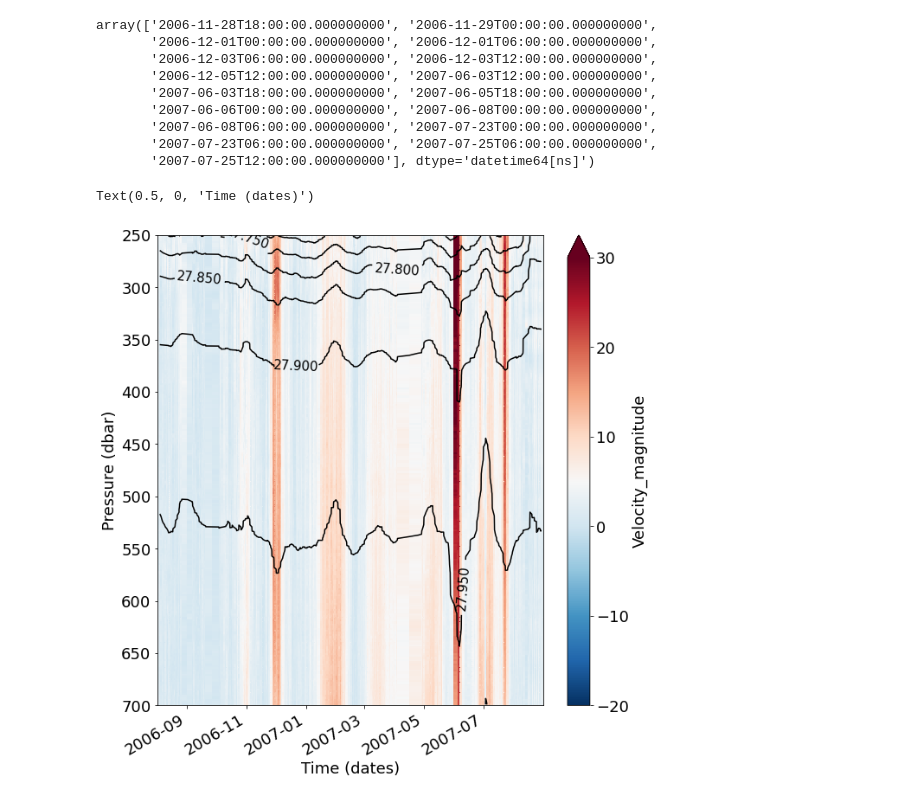
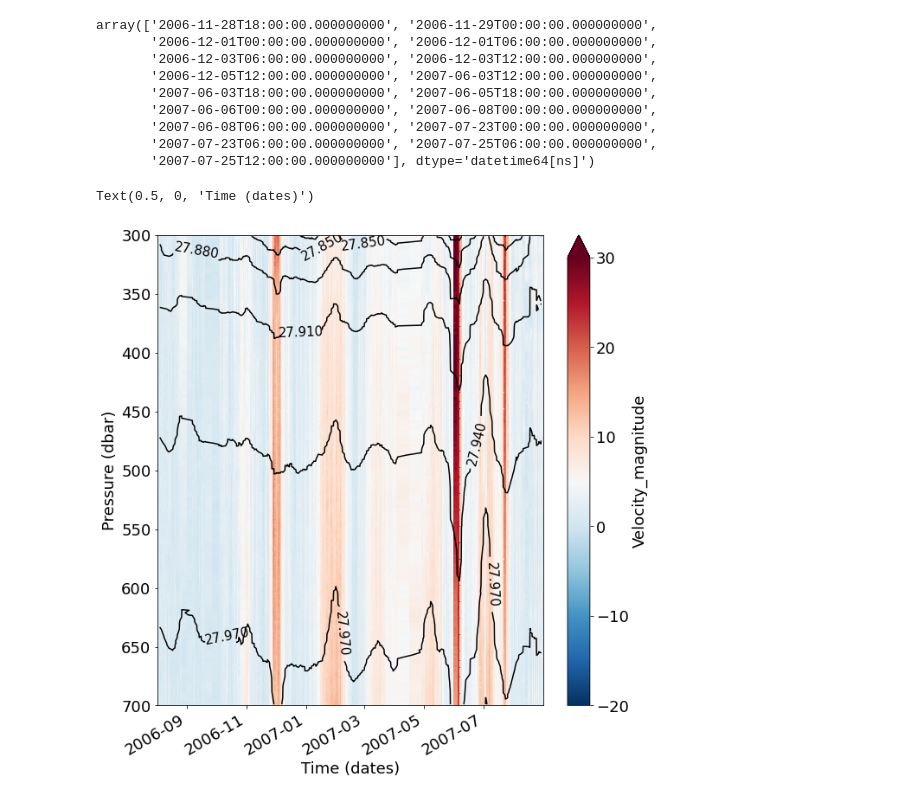
Before and after one commit to zcasparco/Canada_basin, a Jupyter notebook: Profiles_moorings_fig12.ipynb, the cells around one changed output. Cells and saved outputs as stored; diff of their text form; code cells hidden in the pictures.

```diff
--- a/Profiles_moorings_fig12.ipynb
+++ b/Profiles_moorings_fig12.ipynb
@@ -507,18 +509,18 @@ array(['2006-11-28T18:00:00.000000000', '2006-11-29T00:00:00.000000000',
 # %%
 a0 = datetime.datetime(2006,10,26)
 a1 = datetime.datetime(2006,11,2)
 b0 = datetime.datetime(2004,7,15)
 b1 = datetime.datetime(2004,8,2)
 fig= plt.figure(figsize=(10,10))
 ax = fig.add_subplot(111)
-Ds['Velocity_magnitude'].sel(time=slice(datetime.datetime(2006,7,31),datetime.datetime(2007,8,31)),pressure=slice(250,700)).plot(ax=ax,y='pressure',yincrease=False,cmap='RdBu_r',vmin=-20,vmax=30,label='Velocity')
-cs = Ds['Density'].sel(time=slice(datetime.datetime(2006,8,1),datetime.datetime(2007,9,1)),pressure=slice(250,700)).rolling(time=6, center=True).mean().dropna("time").plot.contour(ax=ax,colors='k',levels=8,y='pressure',yincrease=False)
+Ds['Velocity_magnitude'].sel(time=slice(datetime.datetime(2006,7,31),datetime.datetime(2007,8,31)),pressure=slice(300,700)).plot(ax=ax,y='pressure',yincrease=False,cmap='RdBu_r',vmin=-20,vmax=30,label='Velocity')
+cs = Ds['Density'].sel(time=slice(datetime.datetime(2006,8,1),datetime.datetime(2007,9,1)),pressure=slice(300,700)).rolling(time=6, center=True).mean().dropna("time").plot.contour(ax=ax,colors='k',levels=8,y='pressure',yincrease=False)
 plt.clabel(cs,inline=True,fontsize=15)
 #ax.set_yticks(dates.date2num(datetime.datetime(2003,7,31)),dates.date2num(datetime.datetime(2003,8,31))
 ax.set_ylabel('Pressure (dbar)');ax.set_xlabel('Time (dates)')
 #plt.axvspan(a0, a1, color='grey', alpha=0.3, lw=0)
 #plt.axvspan(b0, b1, color='grey', alpha=0.3, lw=0)
 #var.plot(ax=ax)
 # %% [output]
 Text(0.5, 0, 'Time (dates)')
-[figure, old version]
+[figure, new version]
```
Also changed, not shown: parts of 4 cells of this notebook.
